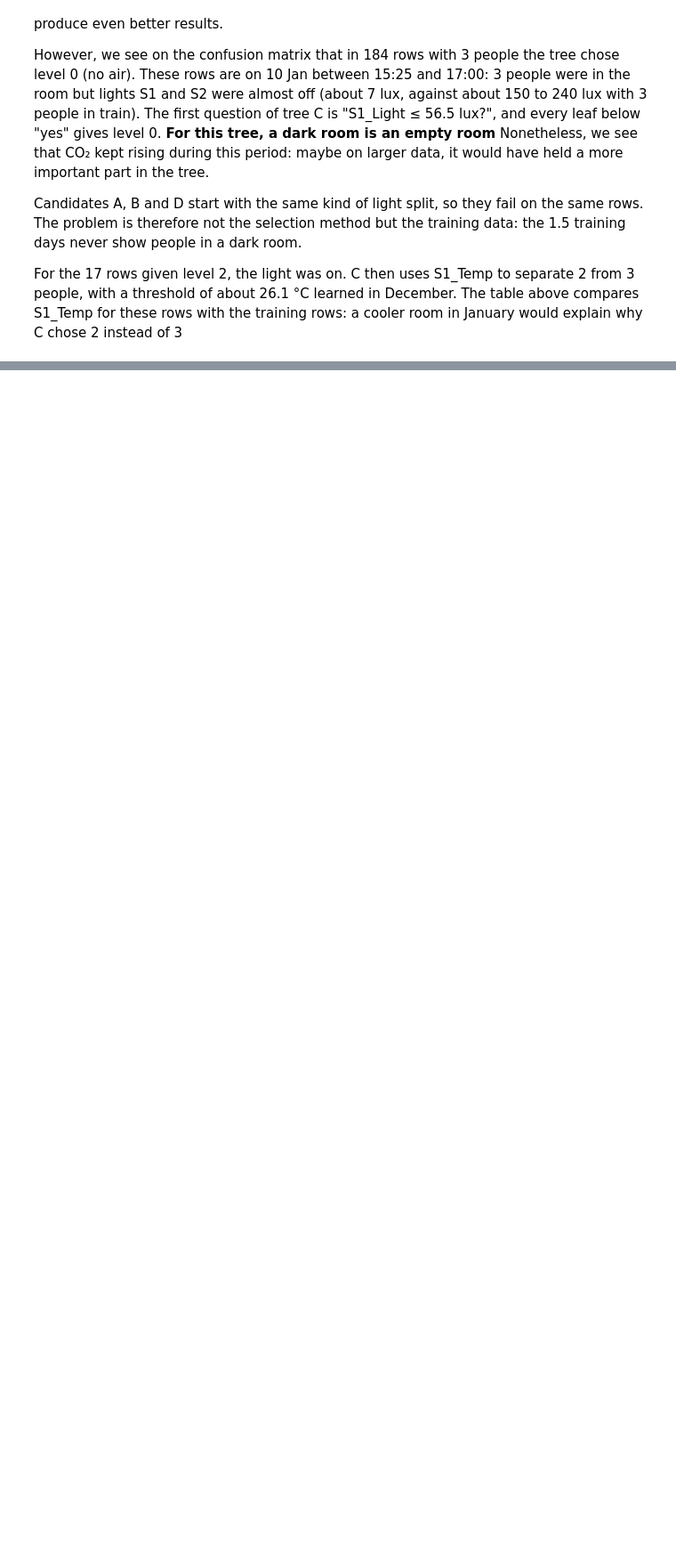
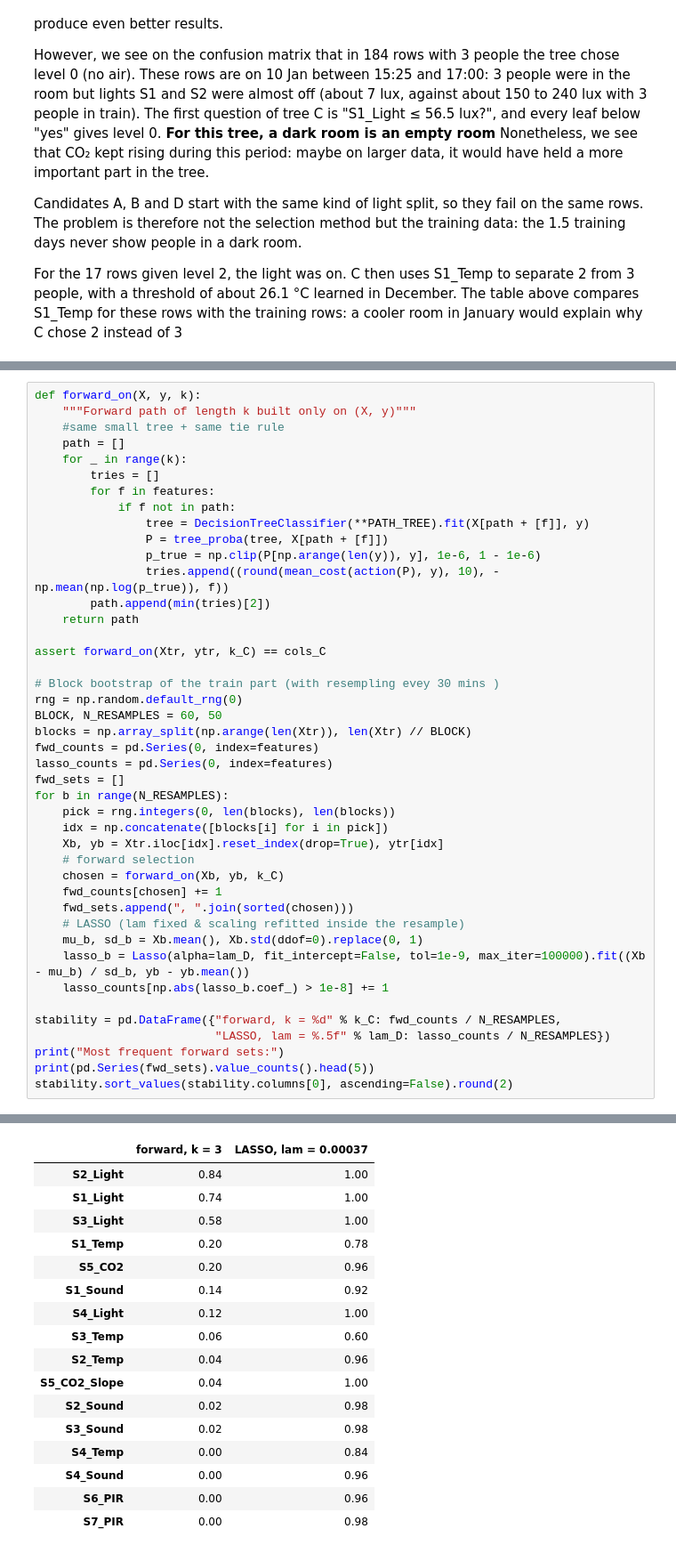
Before and after one commit to Asabourdin/Room_occupancy_prediction, a Jupyter notebook: occupancy_analysis_data.ipynb, the cells around one changed output, grey strips where cells are left out. Shown at 89% size. Cells and saved outputs as stored; diff of their text form; blank space fills up the shorter version.

```diff
--- a/occupancy_analysis_data.ipynb
+++ b/occupancy_analysis_data.ipynb
@@ -963,0 +1009,44 @@ For the 17 rows given level 2, the light was on. C then uses S1_Temp to separate
+# %%
+def forward_on(X, y, k):
+    """Forward path of length k built only on (X, y)"""
+    #same small tree + same tie rule
+    path = []
+    for _ in range(k):
+        tries = []
+        for f in features:
+            if f not in path:
+                tree = DecisionTreeClassifier(**PATH_TREE).fit(X[path + [f]], y)
+                P = tree_proba(tree, X[path + [f]])
+                p_true = np.clip(P[np.arange(len(y)), y], 1e-6, 1 - 1e-6)
+                tries.append((round(mean_cost(action(P), y), 10), -np.mean(np.log(p_true)), f))
+        path.append(min(tries)[2])
+    return path
+
+assert forward_on(Xtr, ytr, k_C) == cols_C
+
+# Block bootstrap of the train part (with resempling evey 30 mins )
+rng = np.random.default_rng(0)
+BLOCK, N_RESAMPLES = 60, 50
+blocks = np.array_split(np.arange(len(Xtr)), len(Xtr) // BLOCK)
+fwd_counts = pd.Series(0, index=features)
+lasso_counts = pd.Series(0, index=features)
+fwd_sets = []
+for b in range(N_RESAMPLES):
+    pick = rng.integers(0, len(blocks), len(blocks))
+    idx = np.concatenate([blocks[i] for i in pick])
+    Xb, yb = Xtr.iloc[idx].reset_index(drop=True), ytr[idx]
+    # forward selection
+    chosen = forward_on(Xb, yb, k_C)
+    fwd_counts[chosen] += 1
+    fwd_sets.append(", ".join(sorted(chosen)))
+    # LASSO (lam fixed & scaling refitted inside the resample)
+    mu_b, sd_b = Xb.mean(), Xb.std(ddof=0).replace(0, 1)
+    lasso_b = Lasso(alpha=lam_D, fit_intercept=False, tol=1e-9, max_iter=100000).fit((Xb - mu_b) / sd_b, yb - yb.mean())
+    lasso_counts[np.abs(lasso_b.coef_) > 1e-8] += 1
+
+stability = pd.DataFrame({"forward, k = %d" % k_C: fwd_counts / N_RESAMPLES,
+                          "LASSO, lam = %.5f" % lam_D: lasso_counts / N_RESAMPLES})
+print("Most frequent forward sets:")
+print(pd.Series(fwd_sets).value_counts().head(5))
+stability.sort_values(stability.columns[0], ascending=False).round(2)
+# %% [output]
@@ -963,0 +1060,17 @@ For the 17 rows given level 2, the light was on. C then uses S1_Temp to separate
+|  | forward, k = 3 | LASSO, lam = 0.00037 |
+| S2_Light | 0.84 | 1.00 |
+| S1_Light | 0.74 | 1.00 |
+| S3_Light | 0.58 | 1.00 |
+| S1_Temp | 0.20 | 0.78 |
+| S5_CO2 | 0.20 | 0.96 |
+| S1_Sound | 0.14 | 0.92 |
+| S4_Light | 0.12 | 1.00 |
+| S3_Temp | 0.06 | 0.60 |
+| S2_Temp | 0.04 | 0.96 |
+| S5_CO2_Slope | 0.04 | 1.00 |
+| S2_Sound | 0.02 | 0.98 |
+| S3_Sound | 0.02 | 0.98 |
+| S4_Temp | 0.00 | 0.84 |
+| S4_Sound | 0.00 | 0.96 |
+| S6_PIR | 0.00 | 0.96 |
+| S7_PIR | 0.00 | 0.98 |
```
Also changed, not shown: parts of 8 cells of this notebook.
